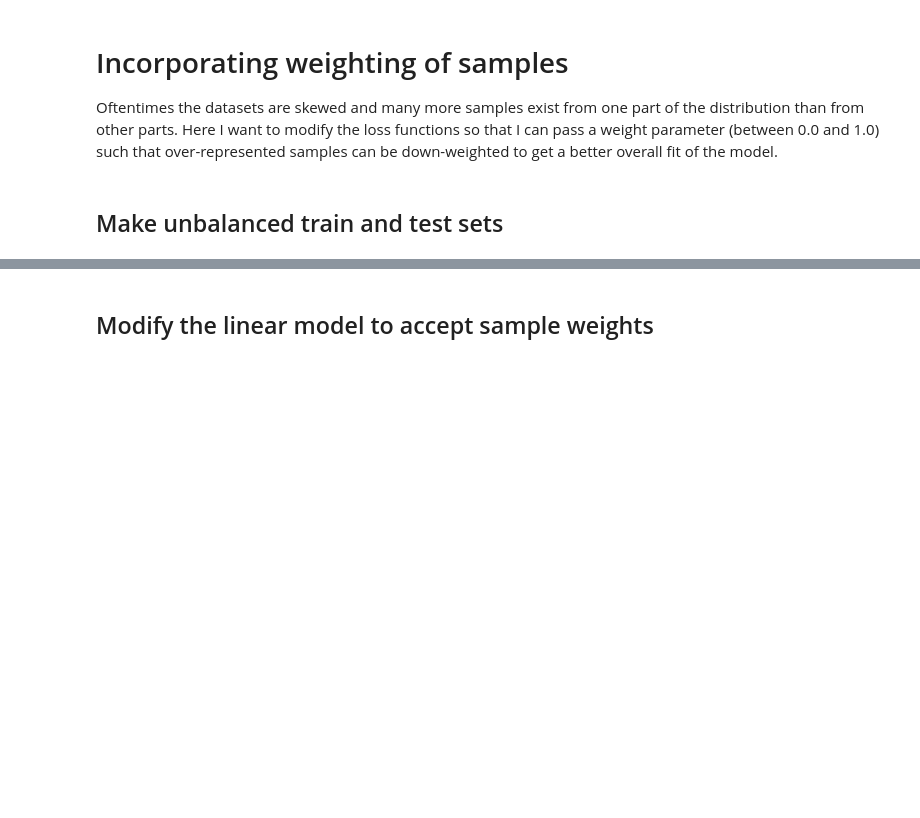
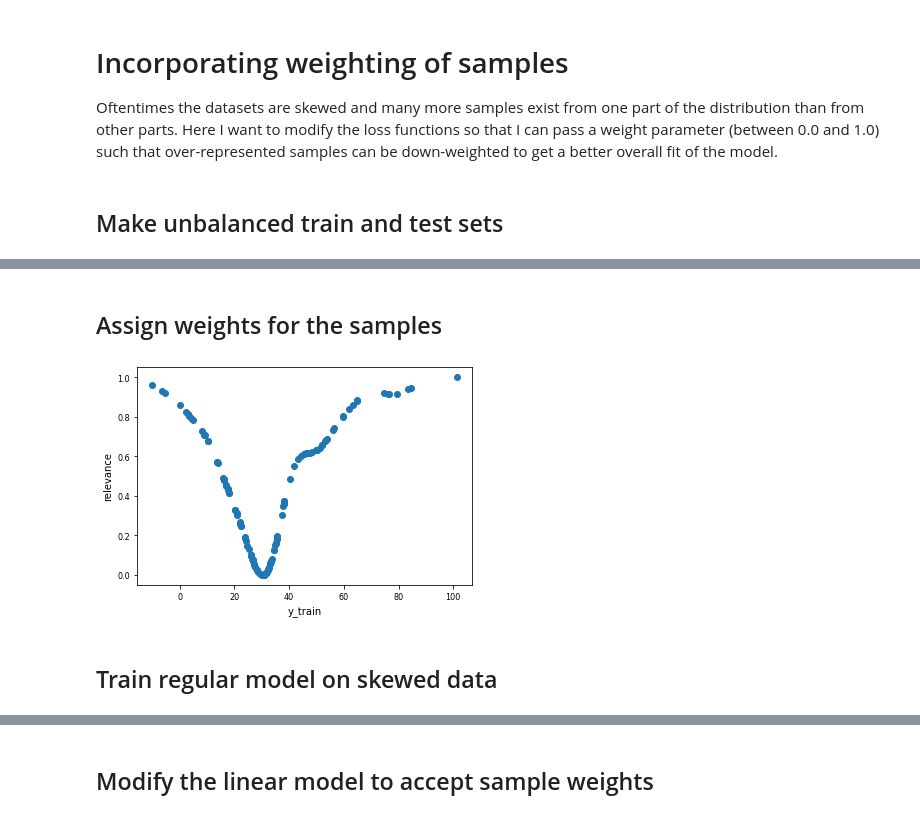
Before and after one commit to mengqvist/data_analysis_sivia, a Jupyter notebook: bayesian_linear_regression.ipynb, the cells around one changed output, grey strips where cells are left out. Saved outputs shown, nothing was run; the diff lists cells and outputs as text; code cells hidden in the pictures; blank space fills up the shorter version.

```diff
--- a/bayesian_linear_regression.ipynb
+++ b/bayesian_linear_regression.ipynb
@@ -594,0 +626,13 @@ plt.show()
+# %% [markdown]
+## Assign weights for the samples
+# %%
+weights = relevance_pdf1 = resreg.pdf_relevance(y_train, bandwidth=5.0)
+
+plt.scatter(y_train, weights, label='bandwidth=5.0')
+plt.xlabel('y_train')
+plt.ylabel('relevance')
+plt.show()
+# %% [output]
+[figure, added]
+# %% [markdown]
+## Train regular model on skewed data
```
Also changed, not shown: parts of 34 cells of this notebook, 2 other files.
